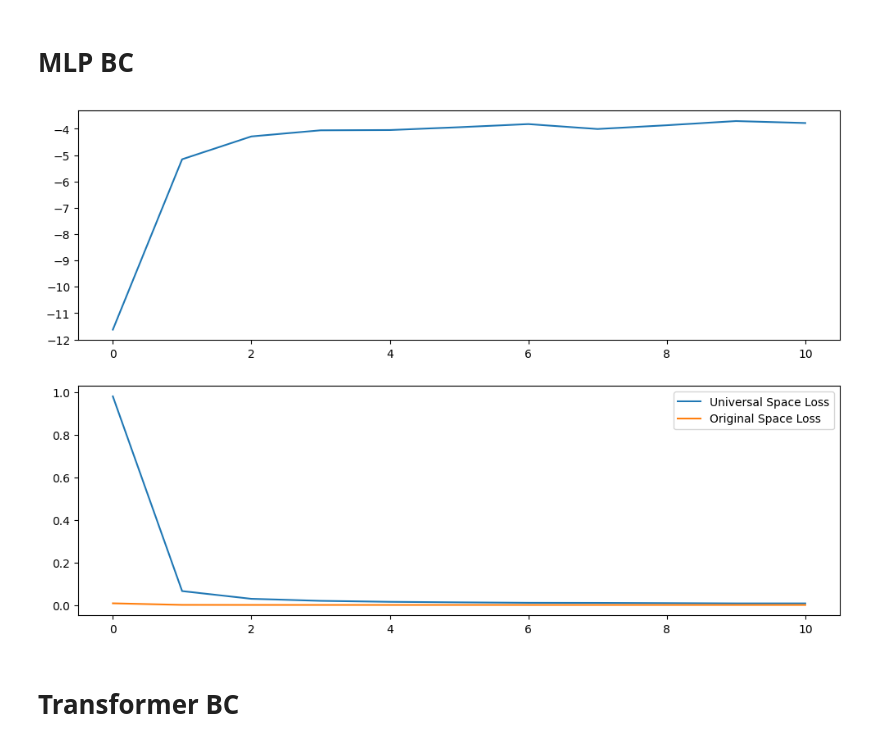
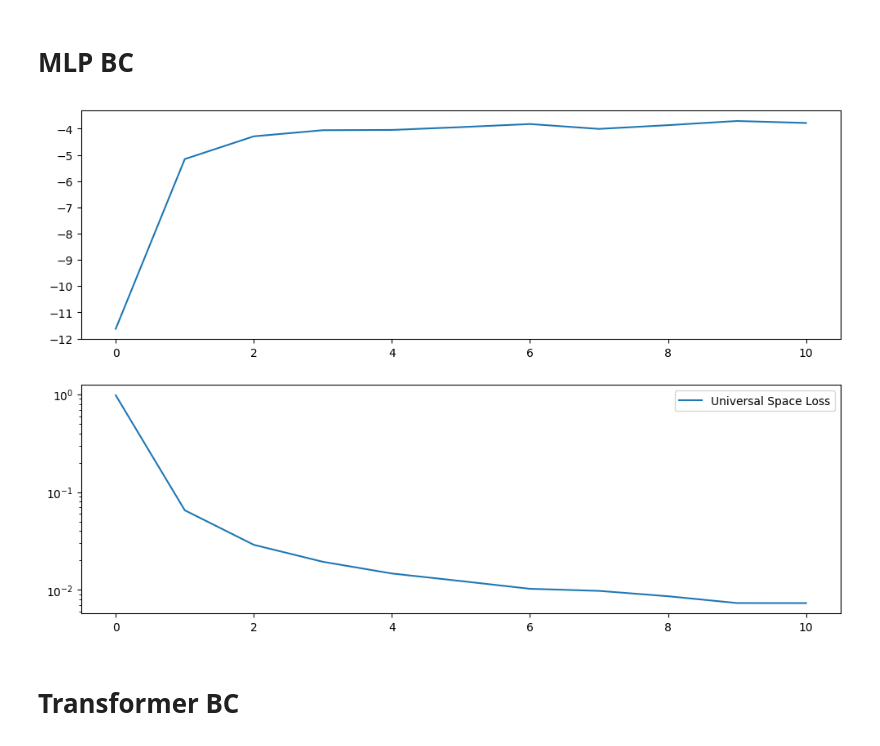
Before and after one commit to akarshkumar0101/synthetic-mdps, a Jupyter notebook: src/reacher_debug.ipynb, the cells around one changed output. Cells and saved outputs as stored; diff of their text form; code cells hidden in the pictures.

```diff
--- a/src/reacher_debug.ipynb
+++ b/src/reacher_debug.ipynb
@@ -41,9 +41,9 @@ data_dir = "~/synthetic-mdps-data/"
 data_dir = os.path.expanduser(data_dir)
 
 d_obs_uni, d_act_uni = 128, 16
-env_id = "Reacher-v4"
+env_id = "HalfCheetah"
 # %%
-dataset = data_utils.load_dataset(f"{data_dir}/datasets/mujoco/Reacher/dataset.pkl")
+dataset = data_utils.load_dataset(f"{data_dir}/datasets/mujoco/{env_id}/dataset.pkl")
 dataset_train_ori, dataset_test_ori = data_utils.train_test_split(dataset, percent_train=0.8)
 del dataset
 transform_params = data_utils.get_dataset_transform_params(jax.random.PRNGKey(0), dataset_train_ori,
@@ -85,7 +85,7 @@ def make_env(env_id, idx, capture_video, run_name, gamma):
 
 def get_agent_return(env_id, num_envs, n_steps, forward_fn):
     envs = gym.vector.SyncVectorEnv(
-        [make_env(env_id, i, False, None, 0.99) for i in range(num_envs)]
+        [make_env(f"{env_id}-v4", i, False, None, 0.99) for i in range(num_envs)]
     )
     obs, infos = envs.reset()
     stats = dict(ret=[], len=[])
@@ -187,14 +187,15 @@ data_mlp = np.array(data_mlp)
 # %%
 plt.figure(figsize=(12, 8))
 plt.subplot(211)
 plt.plot(data_mlp[:, 0], label="Rollout Return")
 plt.subplot(212)
 plt.plot(data_mlp[:, 1], label="Universal Space Loss")
-plt.plot(data_mlp[:, 2], label="Original Space Loss")
+# plt.plot(data_mlp[:, 2], label="Original Space Loss")
+plt.yscale('log')
 plt.legend()
 plt.show()
 # %% [output]
-[figure, old version]
+[figure, new version]
 # %% [markdown]
 # Transformer BC
 # %%
```
Also changed, not shown: parts of 23 cells of this notebook, 1 other file.
